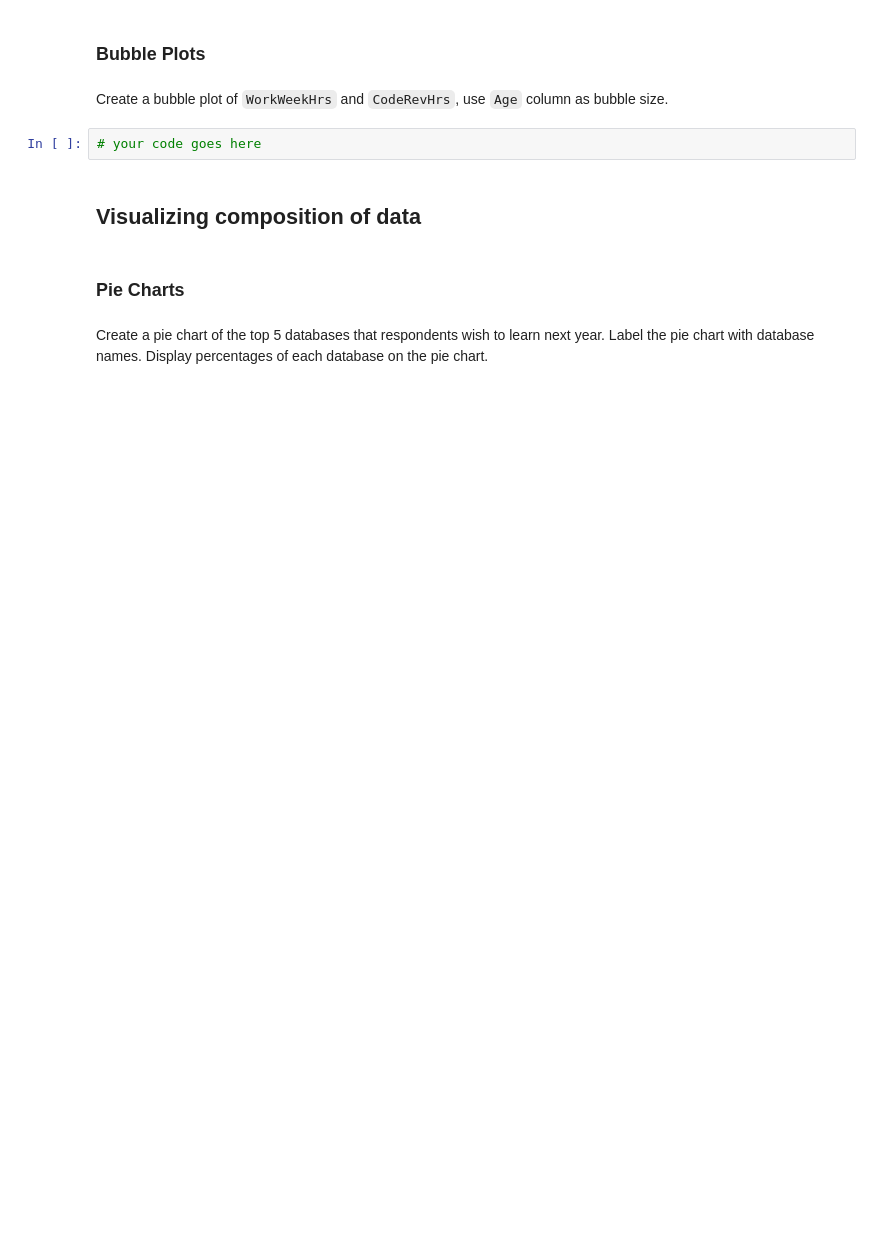
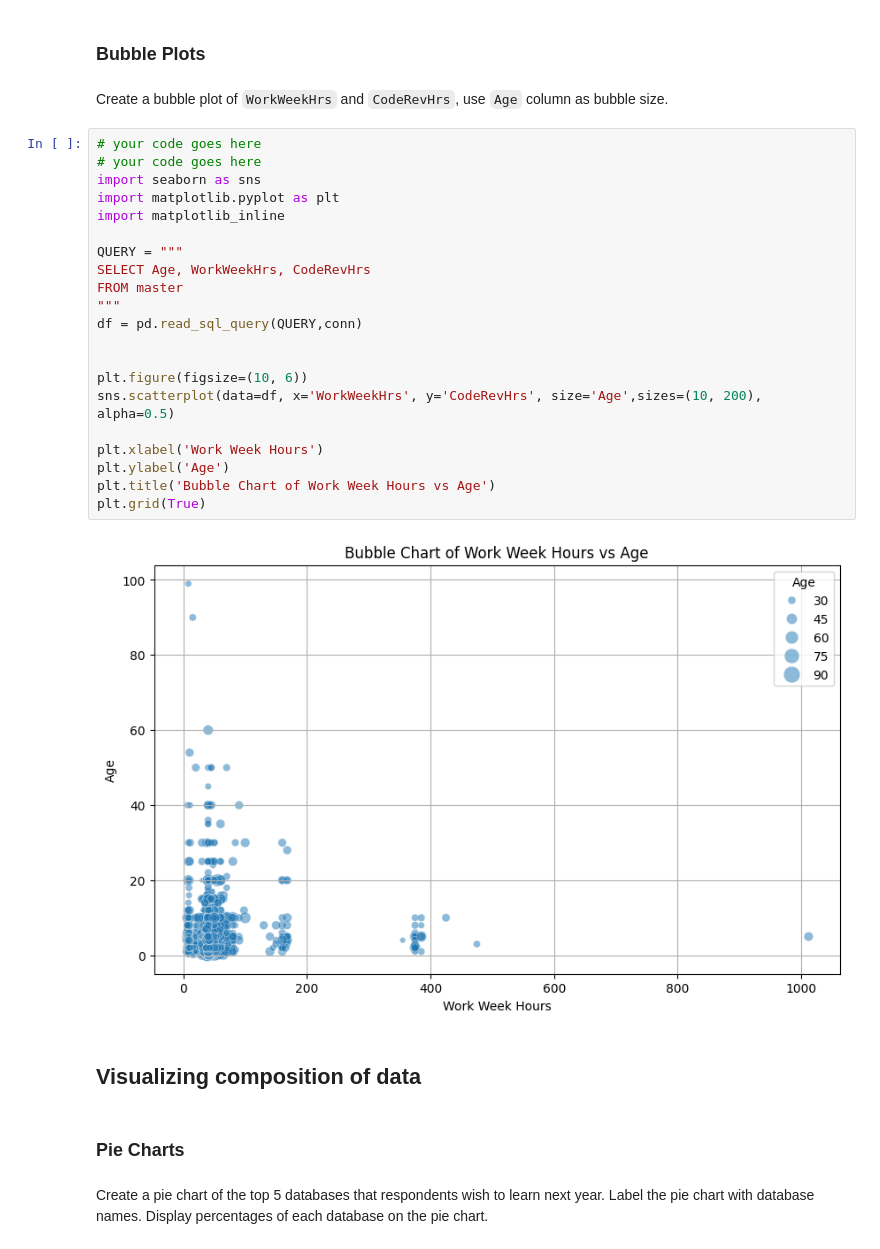
Before and after one commit to Polcsak/IBM-Data-Analyst-Capstone-Project, a Jupyter notebook: Week04-Data_viz/M4DataVisualization-lab.ipynb, the cells around one changed output. Saved outputs shown, nothing was run; the diff lists cells and outputs as text; blank space fills up the shorter version.

```diff
--- a/Week04-Data_viz/M4DataVisualization-lab.ipynb
+++ b/Week04-Data_viz/M4DataVisualization-lab.ipynb
@@ -195,8 +247,29 @@ Create a scatter plot of `Age` and `WorkWeekHrs.`
 ### Bubble Plots
 # %% [markdown]
 Create a bubble plot of `WorkWeekHrs` and `CodeRevHrs`, use `Age` column as bubble size.
-# %%
-# your code goes here
+# %%
+# your code goes here
+# your code goes here
+import seaborn as sns
+import matplotlib.pyplot as plt
+import matplotlib_inline
+
+QUERY = """
+SELECT Age, WorkWeekHrs, CodeRevHrs
+FROM master
+"""
+df = pd.read_sql_query(QUERY,conn)
+
+
+plt.figure(figsize=(10, 6))
+sns.scatterplot(data=df, x='WorkWeekHrs', y='CodeRevHrs', size='Age',sizes=(10, 200), alpha=0.5)
+
+plt.xlabel('Work Week Hours')
+plt.ylabel('Age')
+plt.title('Bubble Chart of Work Week Hours vs Age')
+plt.grid(True)
+# %% [output]
+[figure, added]
 # %% [markdown]
 ## Visualizing composition of data
 # %% [markdown]
```
Also changed, not shown: parts of 30 cells of this notebook.
